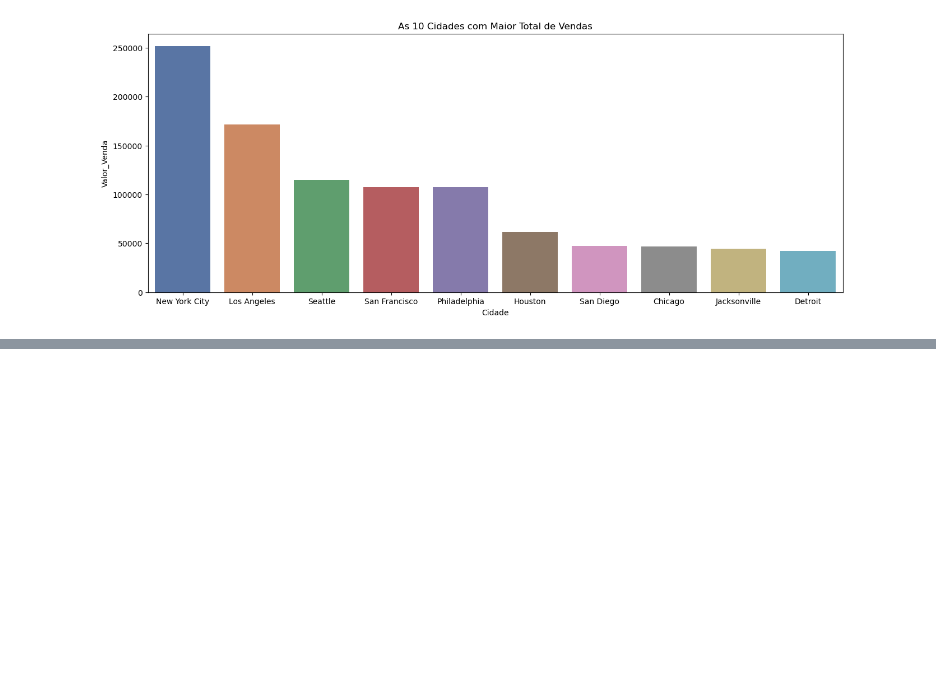
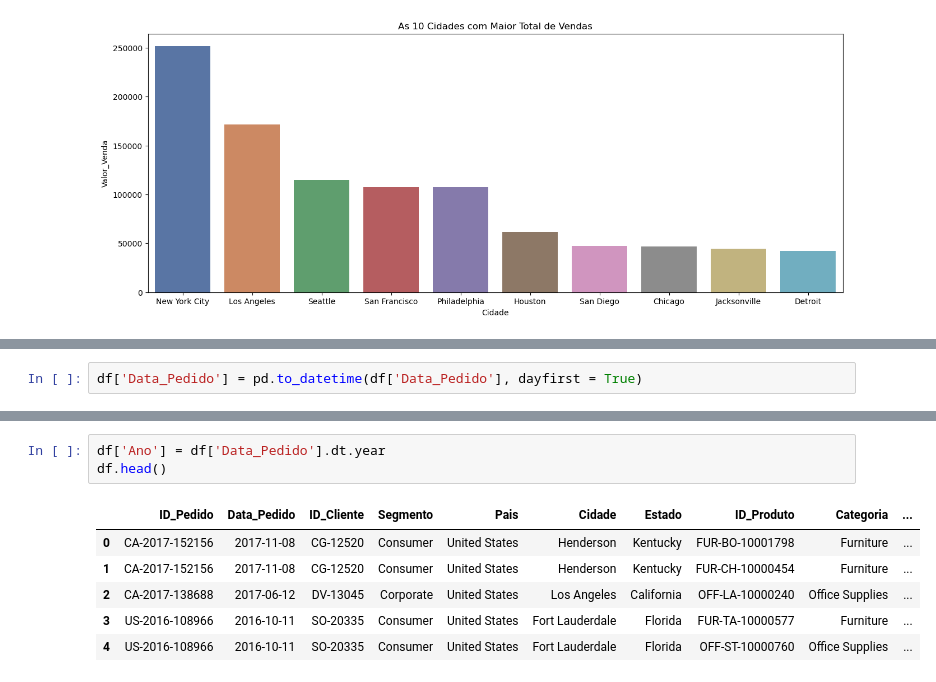
Before and after one commit to rodrigofdl/analise_exploratoria_varejo, a Jupyter notebook: analise_exploratoria_varejo.ipynb, the cells around one changed output, grey strips where cells are left out. Drawn from its saved outputs; the diff is of its cells as text; blank space fills up the shorter version.

```diff
--- a/analise_exploratoria_varejo.ipynb
+++ b/analise_exploratoria_varejo.ipynb
@@ -225,0 +238,2 @@ plt.show()
+# %%
+df['Data_Pedido'] = pd.to_datetime(df['Data_Pedido'], dayfirst = True)
@@ -225,0 +255,10 @@ plt.show()
+# %%
+df['Ano'] = df['Data_Pedido'].dt.year
+df.head()
+# %% [output]
+|  | ID_Pedido | Data_Pedido | ID_Cliente | Segmento | Pais | Cidade | Estado | ID_Produto | Categoria | ... |
+| 0 | CA-2017-152156 | 2017-11-08 | CG-12520 | Consumer | United States | Henderson | Kentucky | FUR-BO-10001798 | Furniture | ... |
+| 1 | CA-2017-152156 | 2017-11-08 | CG-12520 | Consumer | United States | Henderson | Kentucky | FUR-CH-10000454 | Furniture | ... |
+| 2 | CA-2017-138688 | 2017-06-12 | DV-13045 | Corporate | United States | Los Angeles | California | OFF-LA-10000240 | Office Supplies | ... |
+| 3 | US-2016-108966 | 2016-10-11 | SO-20335 | Consumer | United States | Fort Lauderdale | Florida | FUR-TA-10000577 | Furniture | ... |
+| 4 | US-2016-108966 | 2016-10-11 | SO-20335 | Consumer | United States | Fort Lauderdale | Florida | OFF-ST-10000760 | Office Supplies | ... |
```
Also changed, not shown: parts of 13 cells of this notebook.
